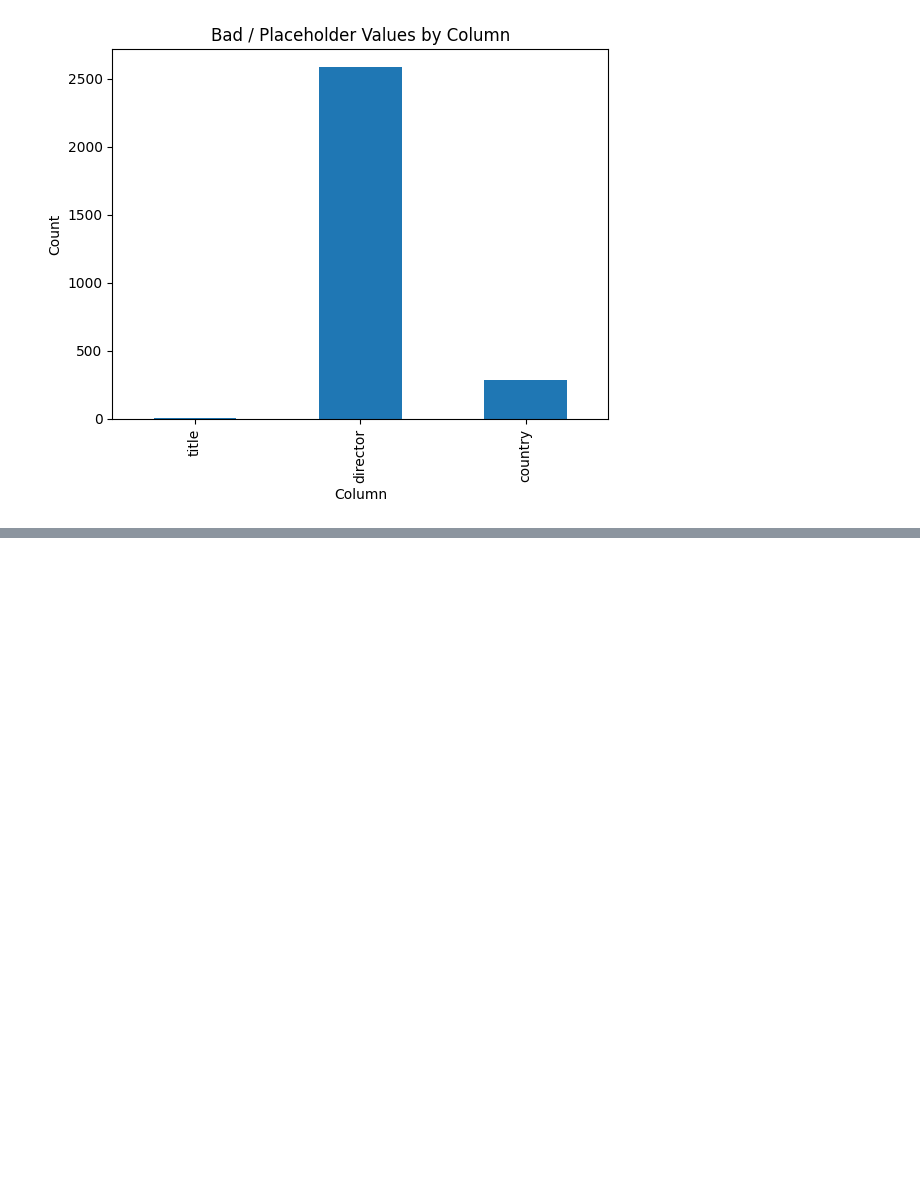
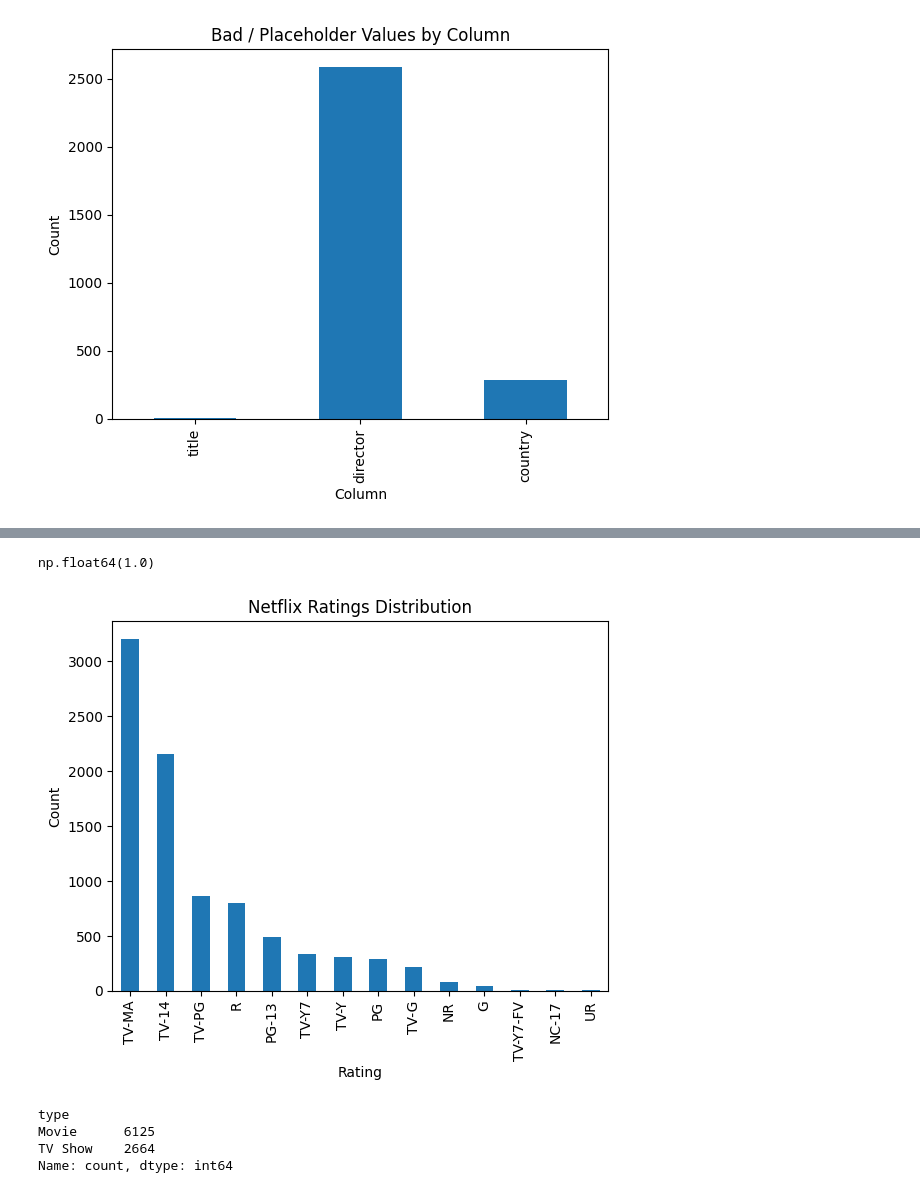
Before and after one commit to hnguyen76/netflix_eda_project, a Jupyter notebook: data_prep_practice.ipynb, the cells around one changed output, grey strips where cells are left out. Cells and saved outputs as stored; diff of their text form; code cells hidden in the pictures; blank space fills up the shorter version.

Commit message:
netflix done

```diff
--- a/data_prep_practice.ipynb
+++ b/data_prep_practice.ipynb
@@ -112,7 +72,7 @@ bad_values = [
     "null", "missing", "-", "--", "?"
 ]
 
-for col in df.select_dtypes(include="object").columns:
+for col in df.select_dtypes(include=["object", "string"]).columns:
     temp = df[col].astype(str).str.strip().str.lower()
     count = temp.isin(bad_values).sum()
 
@@ -166,18 +84,0 @@ df.describe()
-# %%
-bad_values = [
-    "not given", "unknown", "n/a", "na", "none",
-    "null", "missing", "-", "--", "?"
-]
-
-text_cols = df.select_dtypes(include=["object", "string"]).columns
-
-bad_counts = {}
-
-for col in text_cols:
-    temp = df[col].astype(str).str.strip().str.lower()
-    bad_counts[col] = temp.isin(bad_values).sum()
-
-bad_counts = pd.Series(bad_counts)
-bad_counts = bad_counts[bad_counts > 0]
-
-bad_counts
@@ -188,0 +85,7 @@ dtype: int64
+# %%
+for col in df.select_dtypes(include=["object", "string"]).columns:
+    temp = df[col].astype(str).str.strip()
+    mask = temp.str.lower().isin(bad_values)
+    df.loc[mask, col] = np.nan
+
+df.isna().sum()
@@ -188,0 +104,7 @@ dtype: int64
+# %%
+df = df.dropna(subset=["title"])
+
+df["director"] = df["director"].fillna("Unknown")
+df["country"] = df["country"].fillna("Unknown")
+
+df.isna().sum()
@@ -197,0 +274,20 @@ plt.show()
+# %%
+tv["seasons"].median()
+# %% [output]
+np.float64(1.0)
+# %%
+df["rating"].value_counts().plot(kind="bar")
+
+plt.title("Netflix Ratings Distribution")
+plt.xlabel("Rating")
+plt.ylabel("Count")
+plt.show()
+# %% [output]
+[figure, added]
+# %%
+df["type"].value_counts()
+# %% [output]
+type
+Movie      6125
+TV Show    2664
+Name: count, dtype: int64
```
Also changed, not shown: parts of 23 cells of this notebook.
